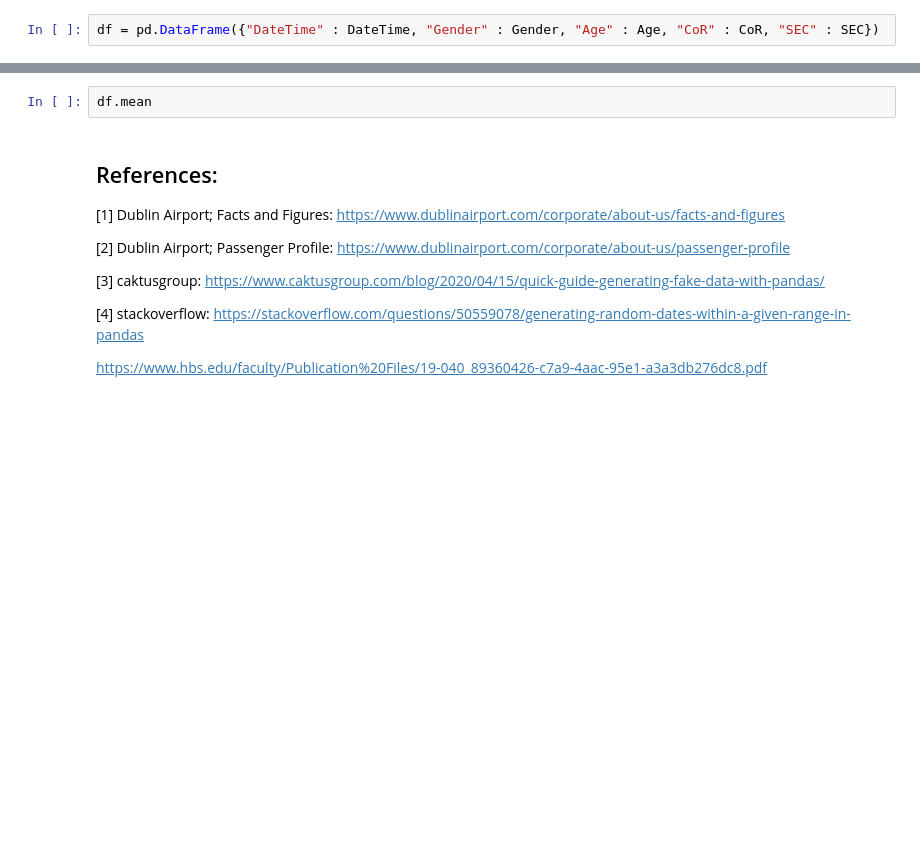
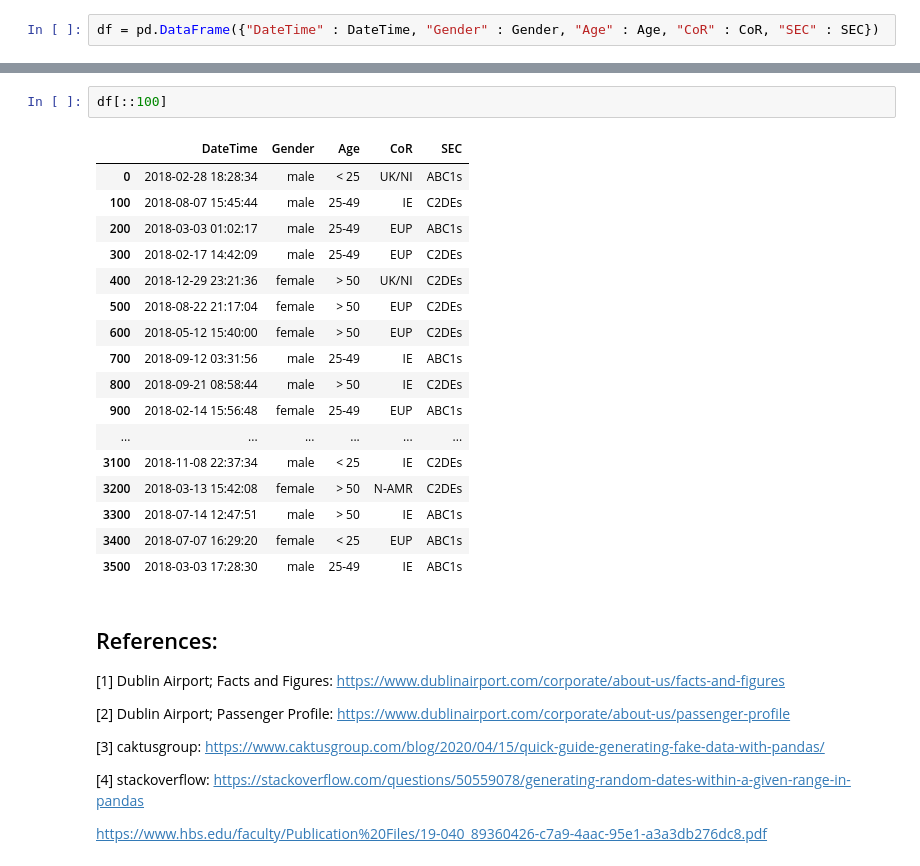
Before and after one commit to G00387867/Programming_for_DA_Project, a Jupyter notebook: Programming for DA.ipynb, the cells around one changed output, grey strips where cells are left out. Cells and saved outputs as stored; diff of their text form; blank space fills up the shorter version.

```diff
--- a/Programming for DA.ipynb
+++ b/Programming for DA.ipynb
@@ -249,5 +313,23 @@ df.describe()
 # %%
-df.mean
+df[::100]
+# %% [output]
+|  | DateTime | Gender | Age | CoR | SEC |
+| 0 | 2018-02-28 18:28:34 | male | < 25 | UK/NI | ABC1s |
+| 100 | 2018-08-07 15:45:44 | male | 25-49 | IE | C2DEs |
+| 200 | 2018-03-03 01:02:17 | male | 25-49 | EUP | ABC1s |
+| 300 | 2018-02-17 14:42:09 | male | 25-49 | EUP | C2DEs |
+| 400 | 2018-12-29 23:21:36 | female | > 50 | UK/NI | C2DEs |
+| 500 | 2018-08-22 21:17:04 | female | > 50 | EUP | C2DEs |
+| 600 | 2018-05-12 15:40:00 | female | > 50 | EUP | C2DEs |
+| 700 | 2018-09-12 03:31:56 | male | 25-49 | IE | ABC1s |
+| 800 | 2018-09-21 08:58:44 | male | > 50 | IE | C2DEs |
+| 900 | 2018-02-14 15:56:48 | female | 25-49 | EUP | ABC1s |
+| ... | ... | ... | ... | ... | ... |
+| 3100 | 2018-11-08 22:37:34 | male | < 25 | IE | C2DEs |
+| 3200 | 2018-03-13 15:42:08 | female | > 50 | N-AMR | C2DEs |
+| 3300 | 2018-07-14 12:47:51 | male | > 50 | IE | ABC1s |
+| 3400 | 2018-07-07 16:29:20 | female | < 25 | EUP | ABC1s |
+| 3500 | 2018-03-03 17:28:30 | male | 25-49 | IE | ABC1s |
 # %% [markdown]
 ## References:
 
```
Also changed, not shown: parts of 16 cells of this notebook.
